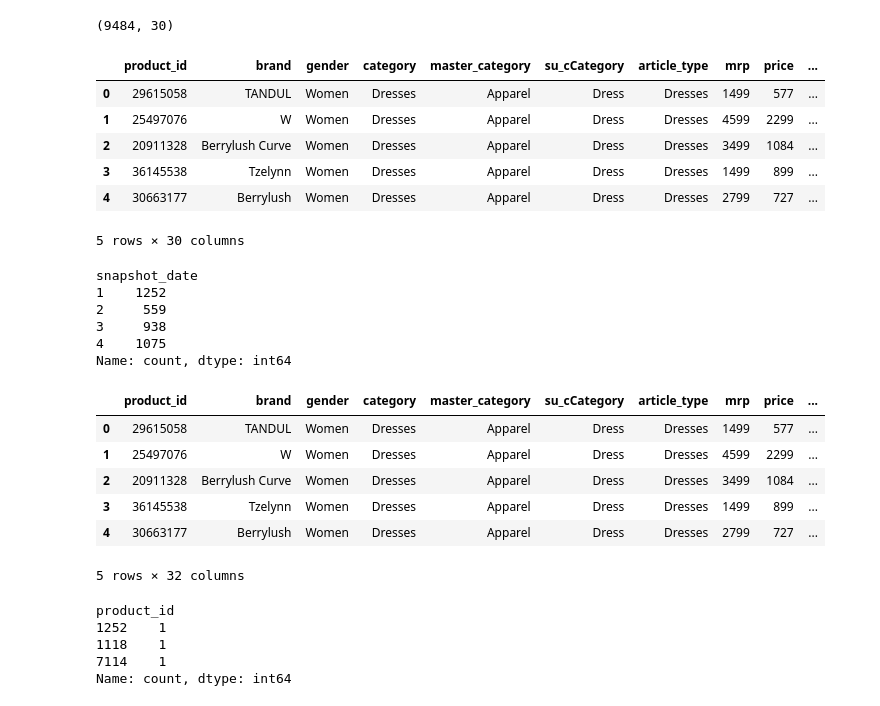
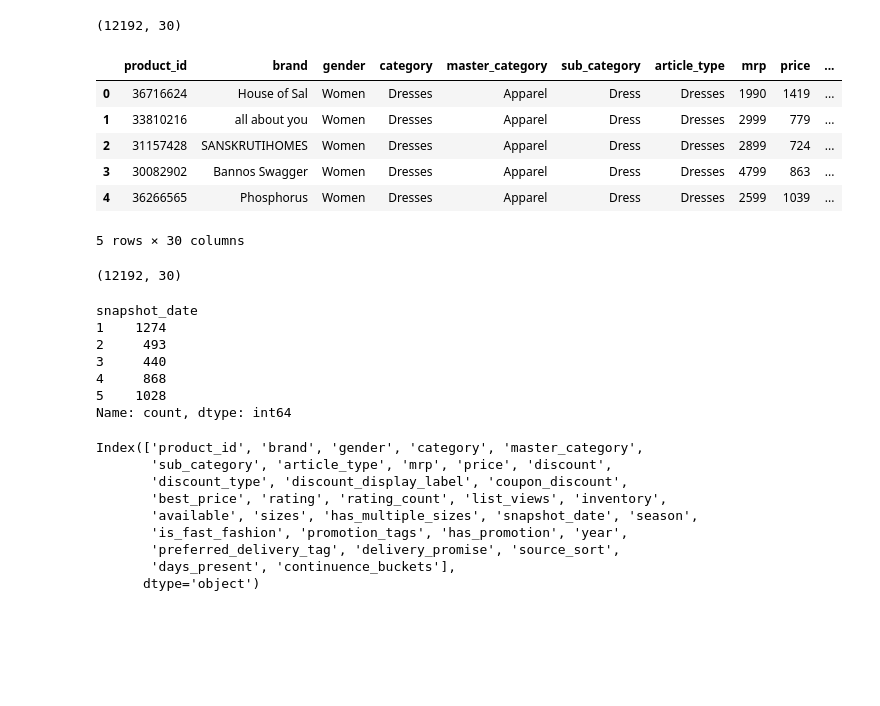
Before and after one commit to manjuq/ecommerce_product_scraping, a Jupyter notebook: analysis/eda_discount.ipynb, the cells around one changed output. Cells and saved outputs as stored; diff of their text form; code cells hidden in the pictures; blank space fills up the shorter version.

```diff
--- a/analysis/eda_discount.ipynb
+++ b/analysis/eda_discount.ipynb
@@ -3,31 +4,33 @@ import pandas as pd
 # %%
-df1 = pd.read_csv('../ecommerce_product_scraping/data/day1_data.csv')
-df2 = pd.read_csv(f'../ecommerce_product_scraping/data/day2_data.csv')
-df3 = pd.read_csv(f'../ecommerce_product_scraping/data/day3_data.csv')
-df4 = pd.read_csv(f'../ecommerce_product_scraping/data/day4_data.csv')
 
-df = pd.concat([df1, df2, df3, df4], ignore_index=True)
-
+# combine all raw daily CSV files into a single DataFrame
+df = pd.concat((pd.read_csv(f) for f in glob('../data/raw/*')), ignore_index=True)
 print(df.shape)
 df.head()
 # %% [output]
-(9484, 30)
+(12192, 30)
-|  | product_id | brand | gender | category | master_category | su_cCategory | article_type | mrp | price | ... |
-| 0 | 29615058 | TANDUL | Women | Dresses | Apparel | Dress | Dresses | 1499 | 577 | ... |
-| 1 | 25497076 | W | Women | Dresses | Apparel | Dress | Dresses | 4599 | 2299 | ... |
-| 2 | 20911328 | Berrylush Curve | Women | Dresses | Apparel | Dress | Dresses | 3499 | 1084 | ... |
-| 3 | 36145538 | Tzelynn | Women | Dresses | Apparel | Dress | Dresses | 1499 | 899 | ... |
-| 4 | 30663177 | Berrylush | Women | Dresses | Apparel | Dress | Dresses | 2799 | 727 | ... |
+|  | product_id | brand | gender | category | master_category | sub_category | article_type | mrp | price | ... |
+| 0 | 36716624 | House of Sal | Women | Dresses | Apparel | Dress | Dresses | 1990 | 1419 | ... |
+| 1 | 33810216 | all about you | Women | Dresses | Apparel | Dress | Dresses | 2999 | 779 | ... |
+| 2 | 31157428 | SANSKRUTIHOMES | Women | Dresses | Apparel | Dress | Dresses | 2899 | 724 | ... |
+| 3 | 30082902 | Bannos Swagger | Women | Dresses | Apparel | Dress | Dresses | 4799 | 863 | ... |
+| 4 | 36266565 | Phosphorus | Women | Dresses | Apparel | Dress | Dresses | 2599 | 1039 | ... |
 5 rows × 30 columns
 # %%
-df.to_csv('combined_4days.csv')
+#combine all scraped data
+df.to_csv('../data/combined_days.csv')
+df.shape
+# %% [output]
+(12192, 30)
 # %%
+#Checking product consistency across different scraping days
 df.groupby('product_id')['snapshot_date'].nunique().value_counts().sort_index()
 # %% [output]
 snapshot_date
-1    1252
-2     559
-3     938
-4    1075
+1    1274
+2     493
+3     440
+4     868
+5    1028
 Name: count, dtype: int64
 # %%
@@ -41,18 +44,12 @@ df['continuence_buckets'] = pd.cut(df['days_present'], bins=[0,1,2,4], labels =
 # %%
-df.head()
+df.columns
 # %% [output]
-|  | product_id | brand | gender | category | master_category | su_cCategory | article_type | mrp | price | ... |
-| 0 | 29615058 | TANDUL | Women | Dresses | Apparel | Dress | Dresses | 1499 | 577 | ... |
-| 1 | 25497076 | W | Women | Dresses | Apparel | Dress | Dresses | 4599 | 2299 | ... |
-| 2 | 20911328 | Berrylush Curve | Women | Dresses | Apparel | Dress | Dresses | 3499 | 1084 | ... |
-| 3 | 36145538 | Tzelynn | Women | Dresses | Apparel | Dress | Dresses | 1499 | 899 | ... |
-| 4 | 30663177 | Berrylush | Women | Dresses | Apparel | Dress | Dresses | 2799 | 727 | ... |
-5 rows × 32 columns
+Index(['product_id', 'brand', 'gender', 'category', 'master_category',
+       'sub_category', 'article_type', 'mrp', 'price', 'discount',
+       'discount_type', 'discount_display_label', 'coupon_discount',
+       'best_price', 'rating', 'rating_count', 'list_views', 'inventory',
+       'available', 'sizes', 'has_multiple_sizes', 'snapshot_date', 'season',
+       'is_fast_fashion', 'promotion_tags', 'has_promotion', 'year',
+       'preferred_delivery_tag', 'delivery_promise', 'source_sort',
+       'days_present', 'continuence_buckets'],
+      dtype='object')
-# %%
-df.groupby('continuence_buckets')['product_id'].size().value_counts()
-# %% [output]
-product_id
-1252    1
-1118    1
-7114    1
-Name: count, dtype: int64
```
Also changed, not shown: parts of 11 cells of this notebook.
